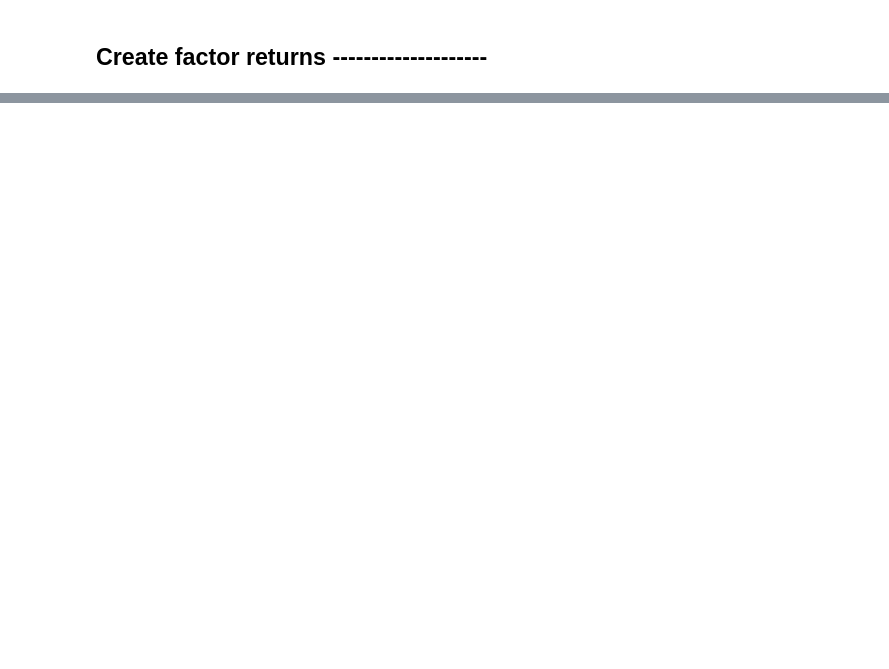
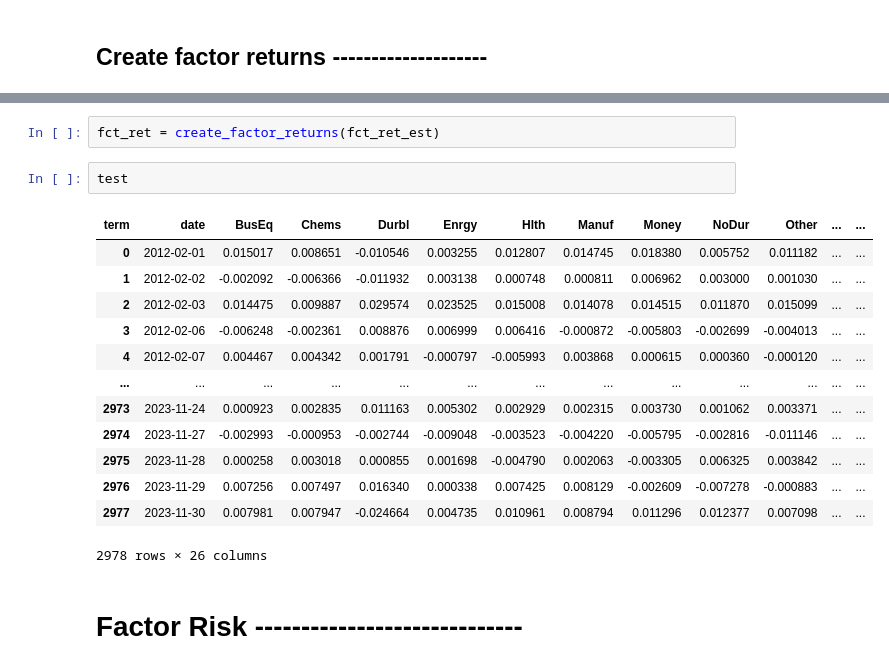
Before and after one commit to Hedegaard9/Master, a Jupyter notebook: Lokalt_test_cov_matrix_korrekt.ipynb, the cells around one changed output, grey strips where cells are left out. Drawn from its saved outputs; the diff is of its cells as text; blank space fills up the shorter version.

```diff
--- a/Lokalt_test_cov_matrix_korrekt.ipynb
+++ b/Lokalt_test_cov_matrix_korrekt.ipynb
@@ -372,0 +520,20 @@ Turnover w  addition/deletion rule: 33.72%
+# %%
+fct_ret = create_factor_returns(fct_ret_est)
+# %%
+test
+# %% [output]
+| term | date | BusEq | Chems | Durbl | Enrgy | Hlth | Manuf | Money | NoDur | Other | ... | ... |
+| 0 | 2012-02-01 | 0.015017 | 0.008651 | -0.010546 | 0.003255 | 0.012807 | 0.014745 | 0.018380 | 0.005752 | 0.011182 | ... | ... |
+| 1 | 2012-02-02 | -0.002092 | -0.006366 | -0.011932 | 0.003138 | 0.000748 | 0.000811 | 0.006962 | 0.003000 | 0.001030 | ... | ... |
+| 2 | 2012-02-03 | 0.014475 | 0.009887 | 0.029574 | 0.023525 | 0.015008 | 0.014078 | 0.014515 | 0.011870 | 0.015099 | ... | ... |
+| 3 | 2012-02-06 | -0.006248 | -0.002361 | 0.008876 | 0.006999 | 0.006416 | -0.000872 | -0.005803 | -0.002699 | -0.004013 | ... | ... |
+| 4 | 2012-02-07 | 0.004467 | 0.004342 | 0.001791 | -0.000797 | -0.005993 | 0.003868 | 0.000615 | 0.000360 | -0.000120 | ... | ... |
+| ... | ... | ... | ... | ... | ... | ... | ... | ... | ... | ... | ... | ... |
+| 2973 | 2023-11-24 | 0.000923 | 0.002835 | 0.011163 | 0.005302 | 0.002929 | 0.002315 | 0.003730 | 0.001062 | 0.003371 | ... | ... |
+| 2974 | 2023-11-27 | -0.002993 | -0.000953 | -0.002744 | -0.009048 | -0.003523 | -0.004220 | -0.005795 | -0.002816 | -0.011146 | ... | ... |
+| 2975 | 2023-11-28 | 0.000258 | 0.003018 | 0.000855 | 0.001698 | -0.004790 | 0.002063 | -0.003305 | 0.006325 | 0.003842 | ... | ... |
+| 2976 | 2023-11-29 | 0.007256 | 0.007497 | 0.016340 | 0.000338 | 0.007425 | 0.008129 | -0.002609 | -0.007278 | -0.000883 | ... | ... |
+| 2977 | 2023-11-30 | 0.007981 | 0.007947 | -0.024664 | 0.004735 | 0.010961 | 0.008794 | 0.011296 | 0.012377 | 0.007098 | ... | ... |
+2978 rows × 26 columns
+# %% [markdown]
+# Factor Risk -----------------------------
```
Also changed, not shown: parts of 22 cells of this notebook, 1 other file.
